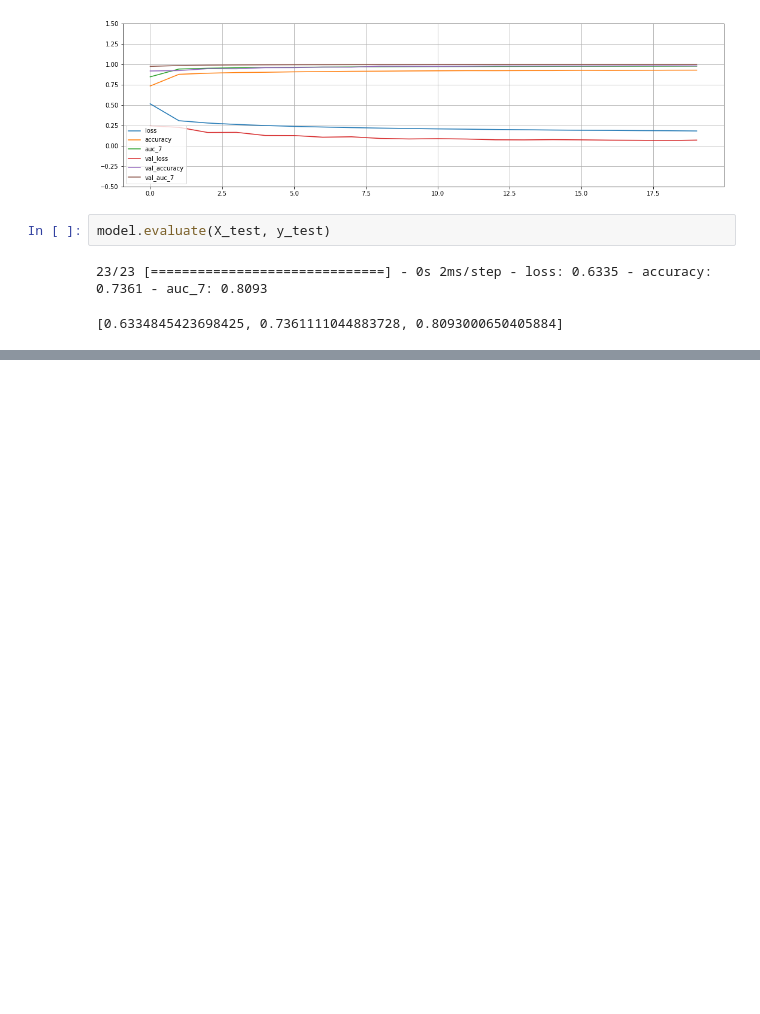
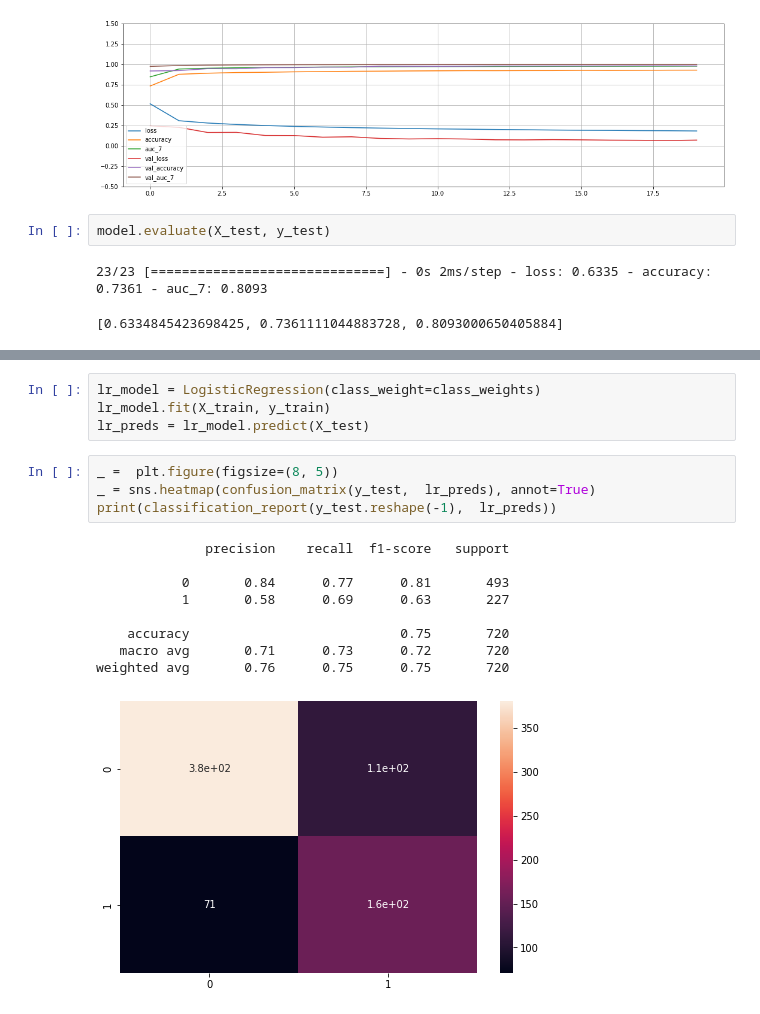
Before and after one commit to AmirHoseein99/Persian_NLP_Task, a Jupyter notebook: NLP_Task.ipynb, the cells around one changed output, grey strips where cells are left out. Drawn from its saved outputs; the diff is of its cells as text; blank space fills up the shorter version.

```diff
--- a/NLP_Task.ipynb
+++ b/NLP_Task.ipynb
@@ -2429,0 +2741,18 @@ model.evaluate(X_test, y_test)
+# %%
+lr_model = LogisticRegression(class_weight=class_weights)
+lr_model.fit(X_train, y_train)
+lr_preds = lr_model.predict(X_test)
+# %%
+_ =  plt.figure(figsize=(8, 5))
+_ = sns.heatmap(confusion_matrix(y_test,  lr_preds), annot=True)
+print(classification_report(y_test.reshape(-1),  lr_preds))
+# %% [output]
+              precision    recall  f1-score   support
+
+           0       0.84      0.77      0.81       493
+           1       0.58      0.69      0.63       227
+
+    accuracy                           0.75       720
+   macro avg       0.71      0.73      0.72       720
+weighted avg       0.76      0.75      0.75       720
+[figure, added]
```
Also changed, not shown: parts of 34 cells of this notebook.
